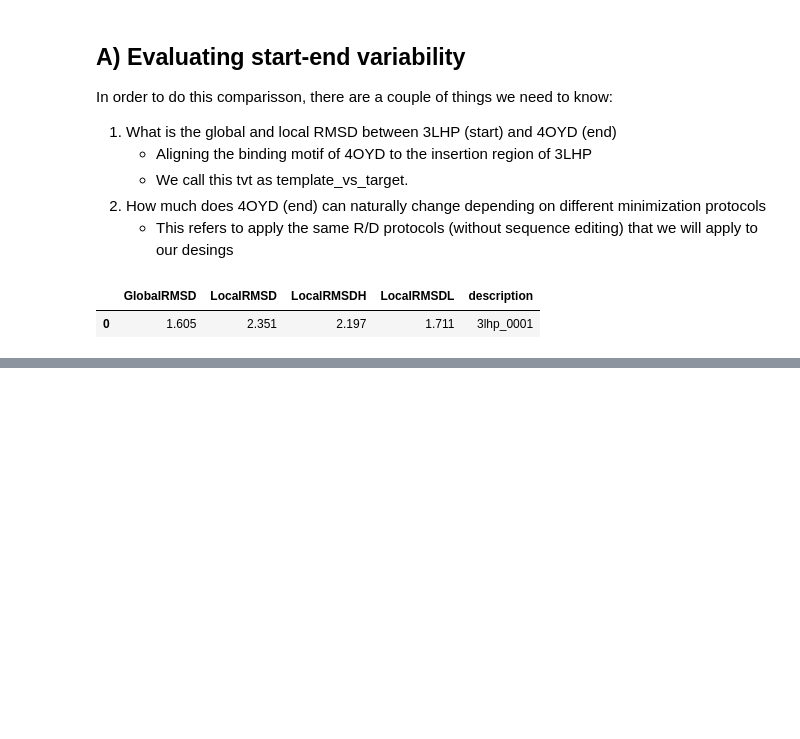
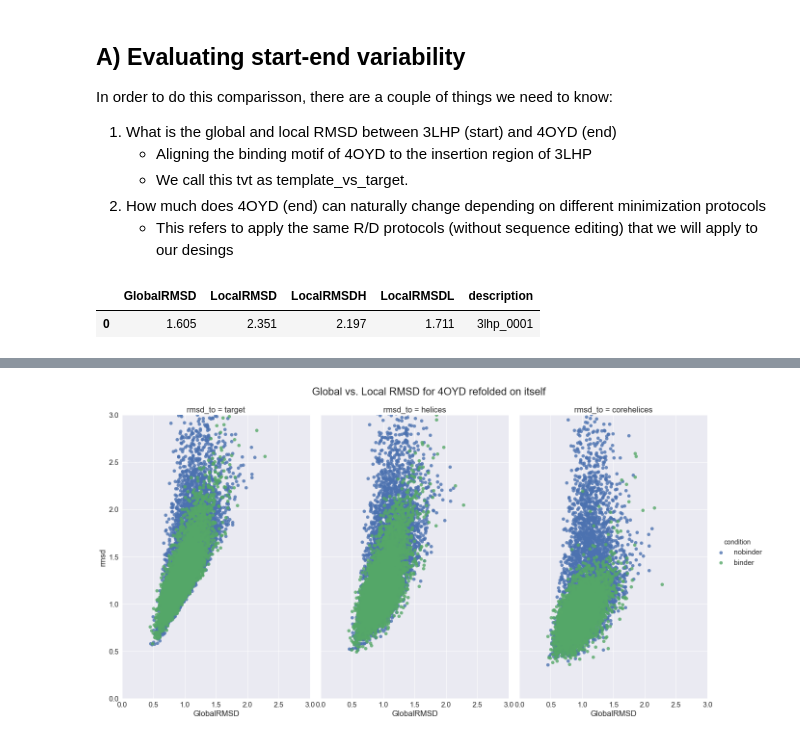
Before and after one commit to jaumebonet/FunFolDesTutorial, a Jupyter notebook: benchmark/scientific/bcl2/README.ipynb, the cells around one changed output, grey strips where cells are left out. Saved outputs shown, nothing was run; the diff lists cells and outputs as text; code cells hidden in the pictures; blank space fills up the shorter version.

```diff
--- a/benchmark/scientific/bcl2/README.ipynb
+++ b/benchmark/scientific/bcl2/README.ipynb
@@ -137,0 +143,32 @@ sns.plt.show()
+# %%
+conditions = ["nobinder", "binder"]
+definition = {
+    "scores":{
+        "description": "description", "GRMSD2Target": "GlobalRMSD", "LRMSD2Target": "LocalRMSD",
+        "LRMSDH2Target": "LocalRMSDH", "LRMSDLH2Target": "LocalRMSDL", "design_score": "score"
+    },
+    "naming": ["test", "", "condition", "", "", ""]
+}
+logic = {
+    "keep": ["description", "experiment", "GlobalRMSD", "condition", "test", "score" ],
+    "split": [("LocalRMSD", "target"), ("LocalRMSDH", "helices"), ("LocalRMSDL", "corehelices") ],
+    "names": ["rmsd", "rmsd_to"]
+}
+tmpDFL = []
+for cnd in conditions:
+    tmp = rstoolbox.api.read_rosetta_silent("experiments/as4oyd/{0}/as4oyd_{0}_1_minisilent".format(cnd))
+    tmpDFL.append(rstoolbox.api.process_from_definitions(tmp, definition))
+as4oydDF = []
+as4oydDF.append(pd.concat(tmpDFL))
+as4oydDF[0] = as4oydDF[0].assign(experiment=pd.Series(["classicFFL"]*len(as4oydDF[0]["description"])).values)
+as4oydDF.append(rstoolbox.api.split_columns(as4oydDF[0], logic))
+# %%
+g = sns.FacetGrid(as4oydDF[1], col="rmsd_to", hue="condition", size=10, aspect=0.6, legend_out=True)
+g = (g.map(sns.regplot, "GlobalRMSD", "rmsd", fit_reg=False).add_legend())
+plt.subplots_adjust(top=0.9)
+g.axes[0,0].set_ylim(0,3)
+g.axes[0,0].set_xlim(0,3)
+g.fig.suptitle('Global vs. Local RMSD for 4OYD refolded on itself')
+sns.plt.show()
+# %% [output]
+[figure, added]
```
Also changed, not shown: parts of 4 cells of this notebook, 3 other files.
